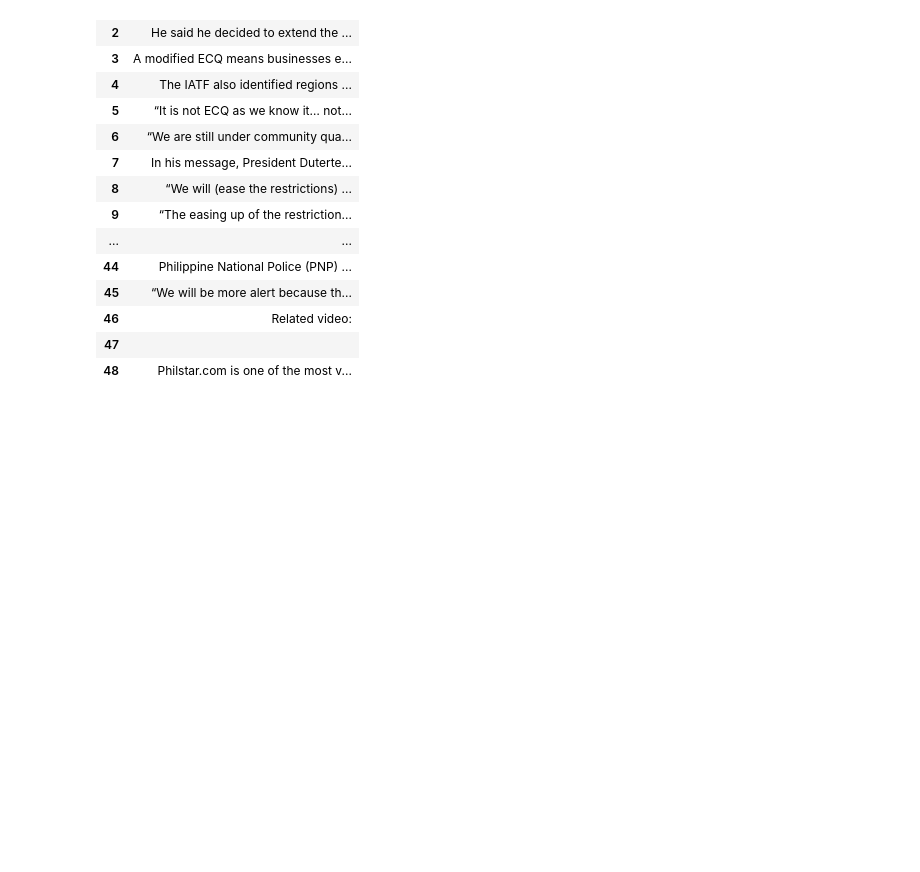
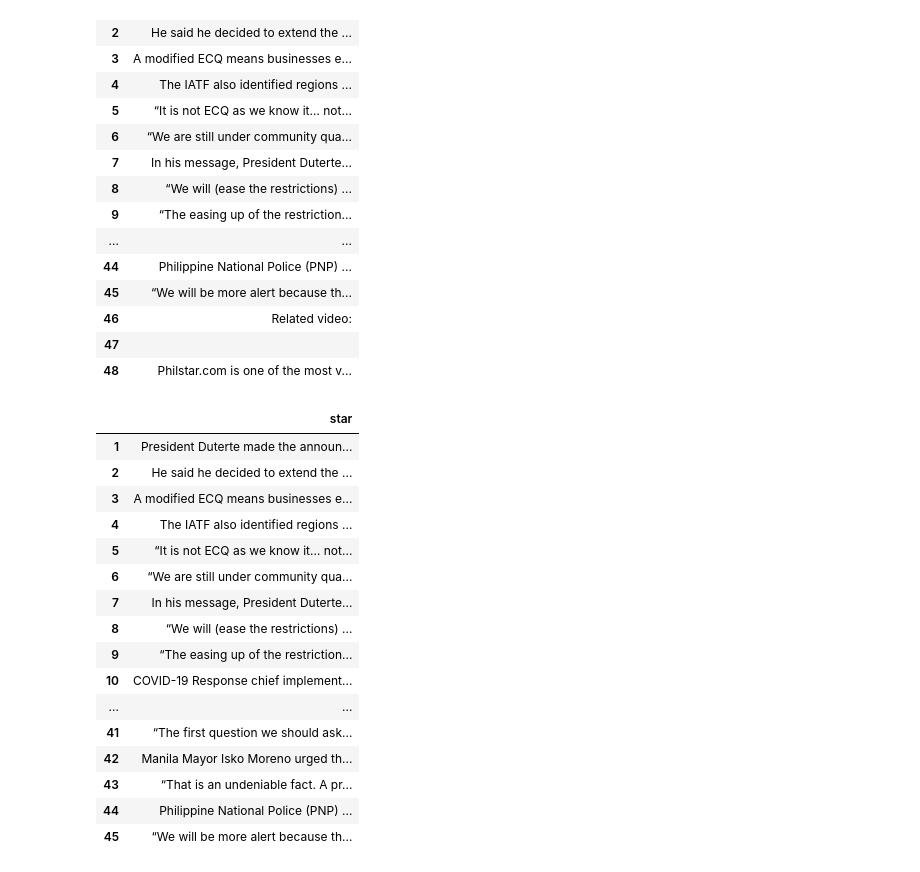
Before and after one commit to isidorachavez/ECQ-Text-Analysis, a Jupyter notebook: News Info.ipynb, the cells around one changed output. Cells and saved outputs as stored; diff of their text form; code cells hidden in the pictures; blank space fills up the shorter version.

```diff
--- a/News Info.ipynb
+++ b/News Info.ipynb
@@ -133,3 +183,30 @@ star_df
 | 46 | Related video: |
 | 47 |  |
 | 48 | Philstar.com is one of the most v... |
+# %%
+#Dropping of unnecessary rows for cleaner dataframe
+star = star_df.drop(star_df.index[[0,46,47,48]])
+
+#Renaming of columns
+star.columns = ['star']
+
+#Viewing of changes
+star
+# %% [output]
+|  | star |
+| 1 | President Duterte made the announ... |
+| 2 | He said he decided to extend the ... |
+| 3 | A modified ECQ means businesses e... |
+| 4 | The IATF also identified regions ... |
+| 5 | “It is not ECQ as we know it… not... |
+| 6 | “We are still under community qua... |
+| 7 | In his message, President Duterte... |
+| 8 | “We will (ease the restrictions) ... |
+| 9 | “The easing up of the restriction... |
+| 10 | COVID-19 Response chief implement... |
+| ... | ... |
+| 41 | “The first question we should ask... |
+| 42 | Manila Mayor Isko Moreno urged th... |
+| 43 | “That is an undeniable fact. A pr... |
+| 44 | Philippine National Police (PNP) ... |
+| 45 | “We will be more alert because th... |
```
Also changed, not shown: parts of 4 cells of this notebook.
